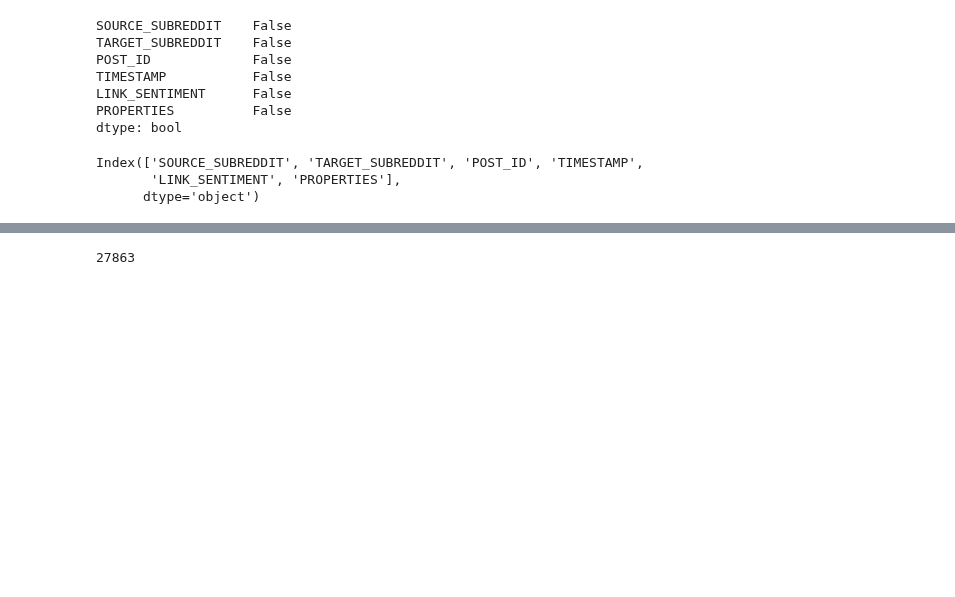
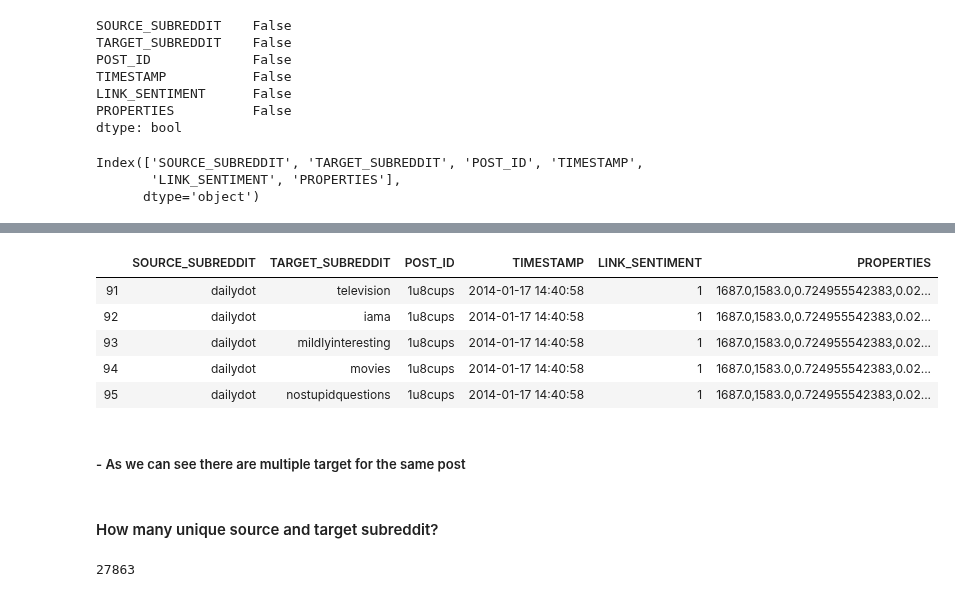
Before and after one commit to maliakber/algorithm-data-model-csc-501, a Jupyter notebook: source/assignment-3/assignment-3-jupnote.ipynb, the cells around one changed output, grey strips where cells are left out. Drawn from its saved outputs; the diff is of its cells as text; code cells hidden in the pictures; blank space fills up the shorter version.

```diff
--- a/source/assignment-3/assignment-3-jupnote.ipynb
+++ b/source/assignment-3/assignment-3-jupnote.ipynb
@@ -56,3 +93,17 @@ Index(['SOURCE_SUBREDDIT', 'TARGET_SUBREDDIT', 'POST_ID', 'TIMESTAMP',
+# %%
+postId = data[data.POST_ID=="1u8cups"]
+postId.head()
+# %% [output]
+|  | SOURCE_SUBREDDIT | TARGET_SUBREDDIT | POST_ID | TIMESTAMP | LINK_SENTIMENT | PROPERTIES |
+| 91 | dailydot | television | 1u8cups | 2014-01-17 14:40:58 | 1 | 1687.0,1583.0,0.724955542383,0.02... |
+| 92 | dailydot | iama | 1u8cups | 2014-01-17 14:40:58 | 1 | 1687.0,1583.0,0.724955542383,0.02... |
+| 93 | dailydot | mildlyinteresting | 1u8cups | 2014-01-17 14:40:58 | 1 | 1687.0,1583.0,0.724955542383,0.02... |
+| 94 | dailydot | movies | 1u8cups | 2014-01-17 14:40:58 | 1 | 1687.0,1583.0,0.724955542383,0.02... |
+| 95 | dailydot | nostupidquestions | 1u8cups | 2014-01-17 14:40:58 | 1 | 1687.0,1583.0,0.724955542383,0.02... |
+# %% [markdown]
+##### - As we can see there are multiple target for the same post
+# %% [markdown]
+#### How many unique source and target subreddit?
 # %%
 uniqueSource = data['SOURCE_SUBREDDIT'].unique()
 uniqueSource.size
```
Also changed, not shown: parts of 19 cells of this notebook.
